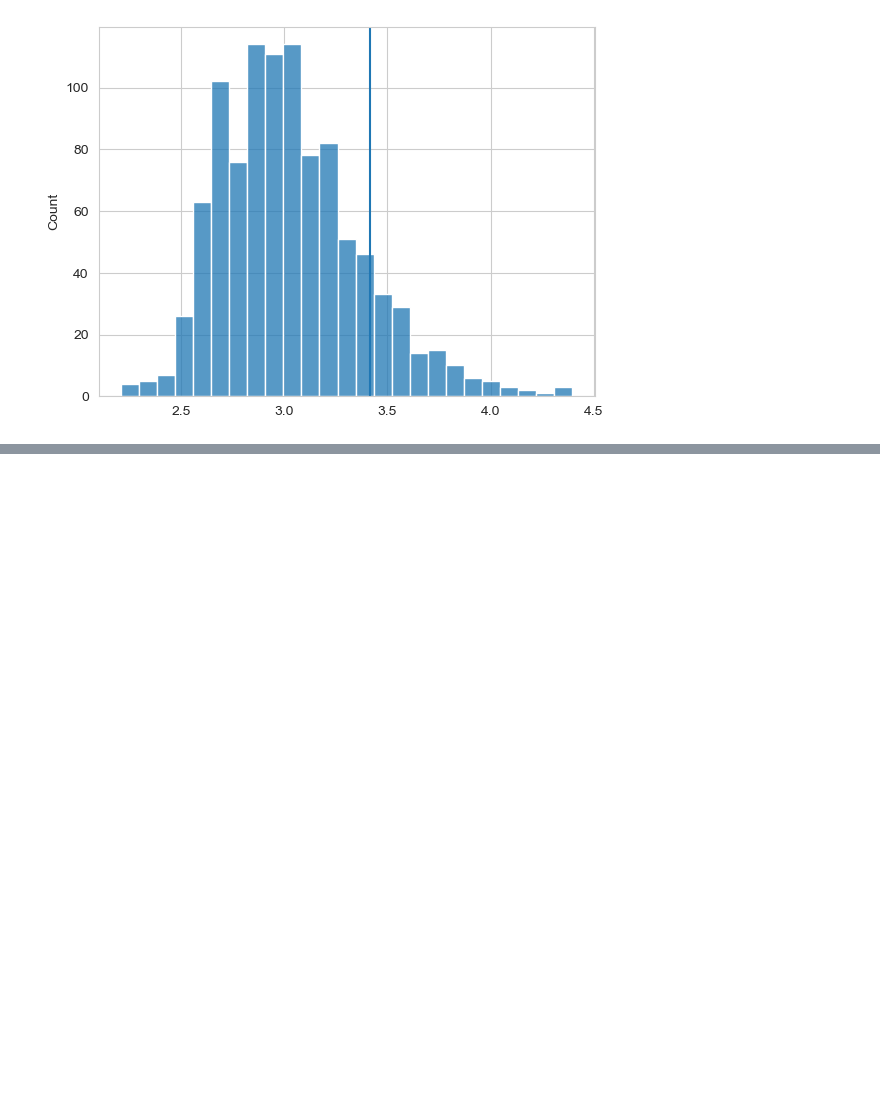
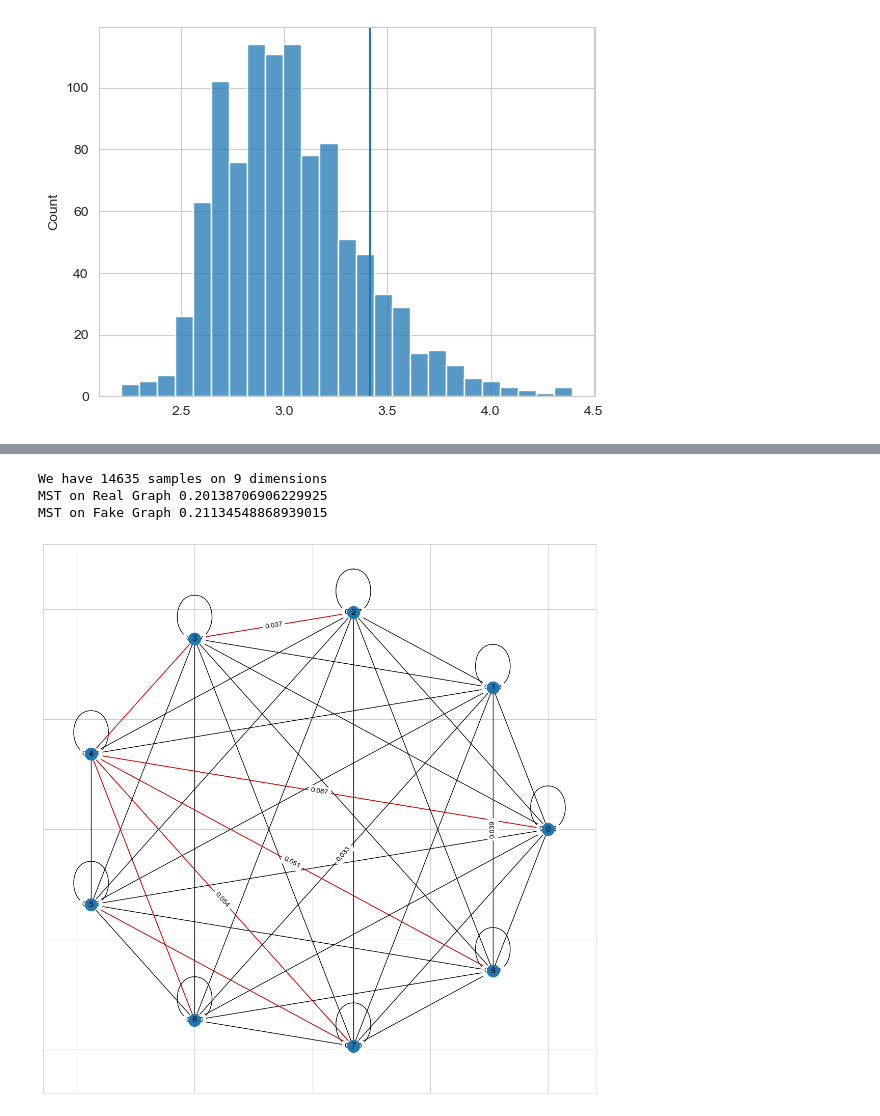
Before and after one commit to lukas681/private-mst, a Jupyter notebook: mst.ipynb, the cells around one changed output, grey strips where cells are left out. Cells and saved outputs as stored; diff of their text form; code cells hidden in the pictures; blank space fills up the shorter version.

```diff
--- a/mst.ipynb
+++ b/mst.ipynb
@@ -1,9 +1,18 @@
 # %%
+import mpmath
+import numpy
 import numpy as np
 import pandas as pd
 import seaborn as sb
+import networkx as nx
 from sklearn.metrics import mutual_info_score
 import matplotlib.pyplot as plt
+
+def format_edges(weight):
+    if weight<0.03:
+        return ""
+    else:
+        return f"{weight:.3f}"
 # %%
 ## Assuming binary dataset with sensitivity d log n / n
 
@@ -174,0 +100,50 @@ plt.show()
+# %%
+# Step 2: Noisy MST
+def private_mst(p, d, dataset, priv=True):
+    # Calcs MI Matrix
+    mutualInformation = calculate_MI_matrix(dataset)
+    # Adds noise
+    if priv:
+        cov = np.zeros(shape=(d,d))
+        np.fill_diagonal(cov, (np.log(n) * d / n ) ** 2 / 2 / p)
+        N = (np.random.multivariate_normal(np.zeros(shape=d), cov, size = d))
+        mutualInformation+=N
+    G = nx.from_numpy_array(mutualInformation)
+    T = nx.maximum_spanning_tree(G, algorithm='prim')
+
+    # Calc weight, TODO replace with Lambda
+    mst_weight = 0
+    for _,_,d in T.edges(data=True):
+        mst_weight += d['weight']
+    return T, mst_weight
+
+p = 1 # privacy rho
+d = len(columns)
+
+(T1, private_weight) = private_mst(p, d, dataset)
+(T2, real_weight) = private_mst(p, d, dataset, priv=False)
+G = nx.convert_node_labels_to_integers(G)
+
+# Calculating the Real weight
+print(f'We have {n} samples on {d} dimensions')
+print(f'MST on Real Graph {real_weight}')
+print(f'MST on Fake Graph {private_weight}')
+
+plt.figure(3,figsize=(14,14))
+pos = nx.circular_layout(G, scale=40)  # positions for all nodes - seed for reproducibility
+
+nx.draw_networkx_nodes(G, pos)
+nx.draw_networkx_edges(G, pos)
+nx.draw_networkx_edges(T1, pos, edge_color="red")
+nx.draw_networkx_labels(G, pos)
+# edge weight labels
+edge_labels = dict([((u,v,), format_edges(d['weight'])) for u,v,d in G.edges(data=True)])
+
+nx.draw_networkx_edge_labels(G, pos, edge_labels)
+# larger figure size
+plt.show()
+# %% [output]
+We have 14635 samples on 9 dimensions
+MST on Real Graph 0.20138706906229925
+MST on Fake Graph 0.21134548868939015
+[figure, added]
```
Also changed, not shown: parts of 5 cells of this notebook.
